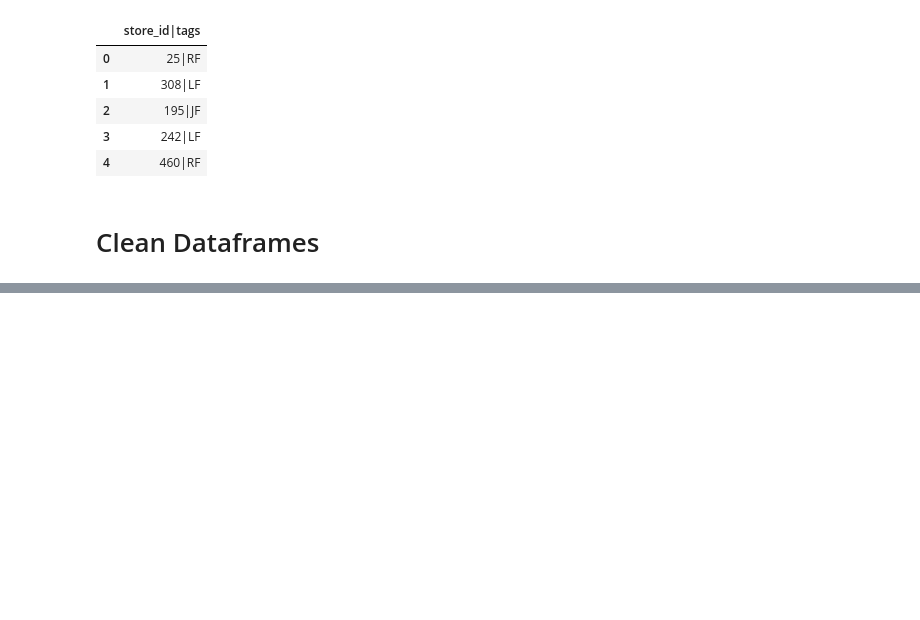
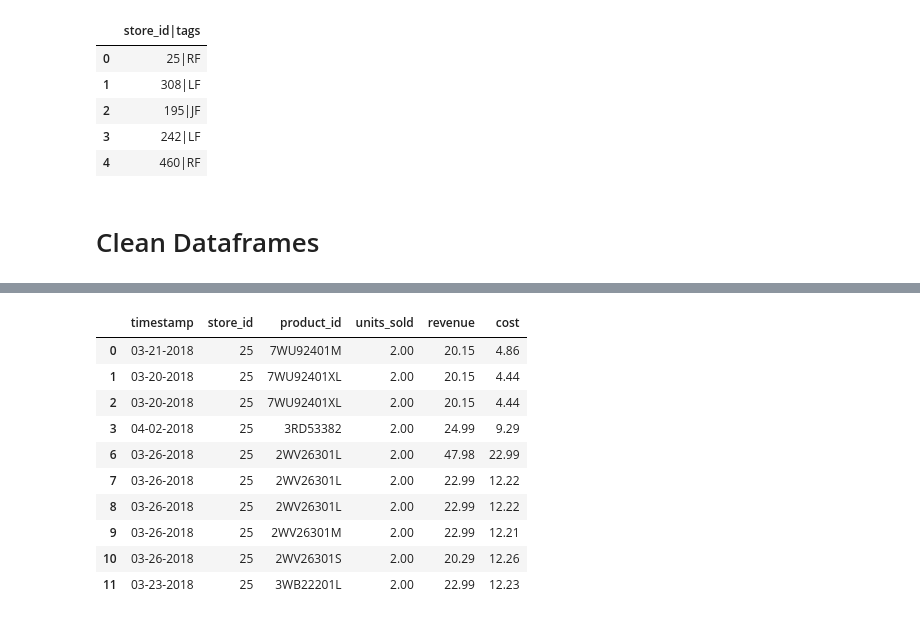
Before and after one commit to glensven/MarketDial, a Jupyter notebook: HomeStore.ipynb, the cells around one changed output, grey strips where cells are left out. Cells and saved outputs as stored; diff of their text form; code cells hidden in the pictures; blank space fills up the shorter version.

```diff
--- a/HomeStore.ipynb
+++ b/HomeStore.ipynb
@@ -59,0 +173,19 @@ take_home_sales_df.columns.values.tolist()[0].split('|')
+# %%
+# Date level cleaning to same time format
+valid_time_df = pd.DataFrame()
+valid_time_df = valid_df
+valid_time_df['timestamp'] = pd.to_datetime(valid_time_df['timestamp'])
+valid_time_df['timestamp'] = valid_time_df['timestamp'].map(lambda x: x.strftime("%m-%d-%Y"))
+valid_time_df.head(10)
+# %% [output]
+|  | timestamp | store_id | product_id | units_sold | revenue | cost |
+| 0 | 03-21-2018 | 25 | 7WU92401M | 2.00 | 20.15 | 4.86 |
+| 1 | 03-20-2018 | 25 | 7WU92401XL | 2.00 | 20.15 | 4.44 |
+| 2 | 03-20-2018 | 25 | 7WU92401XL | 2.00 | 20.15 | 4.44 |
+| 3 | 04-02-2018 | 25 | 3RD53382 | 2.00 | 24.99 | 9.29 |
+| 6 | 03-26-2018 | 25 | 2WV26301L | 2.00 | 47.98 | 22.99 |
+| 7 | 03-26-2018 | 25 | 2WV26301L | 2.00 | 22.99 | 12.22 |
+| 8 | 03-26-2018 | 25 | 2WV26301L | 2.00 | 22.99 | 12.22 |
+| 9 | 03-26-2018 | 25 | 2WV26301M | 2.00 | 22.99 | 12.21 |
+| 10 | 03-26-2018 | 25 | 2WV26301S | 2.00 | 20.29 | 12.26 |
+| 11 | 03-23-2018 | 25 | 3WB22201L | 2.00 | 22.99 | 12.23 |
```
Also changed, not shown: parts of 18 cells of this notebook.
